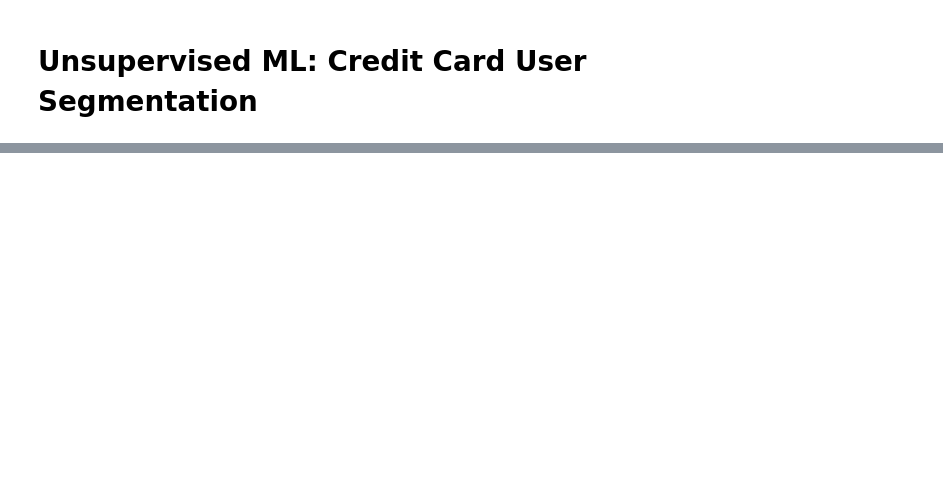
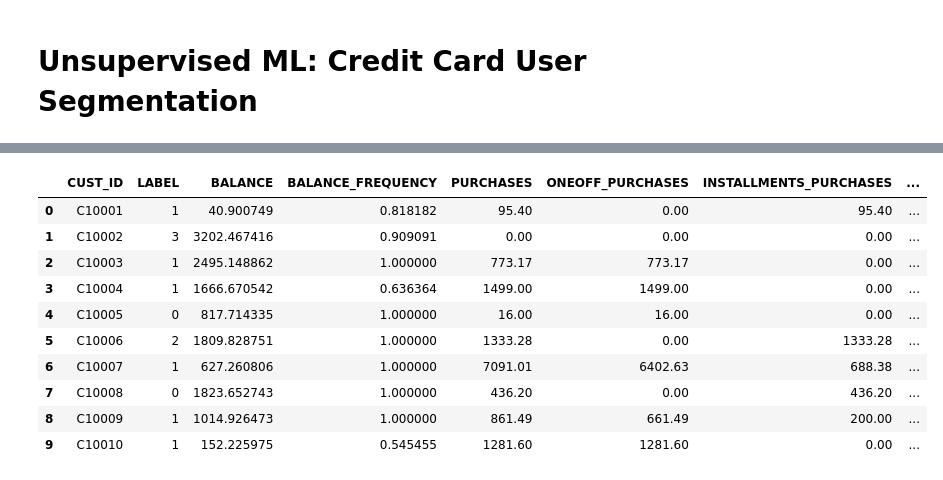
Before and after one commit to comp-machine-learning-spring2021/portfolio-MackieZhou, a Jupyter notebook: coding_2_unsupervised/coding_2.ipynb, the cells around one changed output, grey strips where cells are left out. Cells and saved outputs as stored; diff of their text form; code cells hidden in the pictures; blank space fills up the shorter version.

```diff
--- a/coding_2_unsupervised/coding_2.ipynb
+++ b/coding_2_unsupervised/coding_2.ipynb
@@ -23,0 +113,19 @@ data.head()
+# %%
+# create a model with only four clusters
+model_4 = AgglomerativeClustering(n_clusters=4)
+labels = model_4.fit_predict(data_norm)
+
+data.insert(loc=1, column='LABEL', value=labels)
+data.head(10)
+# %% [output]
+|  | CUST_ID | LABEL | BALANCE | BALANCE_FREQUENCY | PURCHASES | ONEOFF_PURCHASES | INSTALLMENTS_PURCHASES | ... |
+| 0 | C10001 | 1 | 40.900749 | 0.818182 | 95.40 | 0.00 | 95.40 | ... |
+| 1 | C10002 | 3 | 3202.467416 | 0.909091 | 0.00 | 0.00 | 0.00 | ... |
+| 2 | C10003 | 1 | 2495.148862 | 1.000000 | 773.17 | 773.17 | 0.00 | ... |
+| 3 | C10004 | 1 | 1666.670542 | 0.636364 | 1499.00 | 1499.00 | 0.00 | ... |
+| 4 | C10005 | 0 | 817.714335 | 1.000000 | 16.00 | 16.00 | 0.00 | ... |
+| 5 | C10006 | 2 | 1809.828751 | 1.000000 | 1333.28 | 0.00 | 1333.28 | ... |
+| 6 | C10007 | 1 | 627.260806 | 1.000000 | 7091.01 | 6402.63 | 688.38 | ... |
+| 7 | C10008 | 0 | 1823.652743 | 1.000000 | 436.20 | 0.00 | 436.20 | ... |
+| 8 | C10009 | 1 | 1014.926473 | 1.000000 | 861.49 | 661.49 | 200.00 | ... |
+| 9 | C10010 | 1 | 152.225975 | 0.545455 | 1281.60 | 1281.60 | 0.00 | ... |
```
Also changed, not shown: parts of 15 cells of this notebook, 1 other file.
